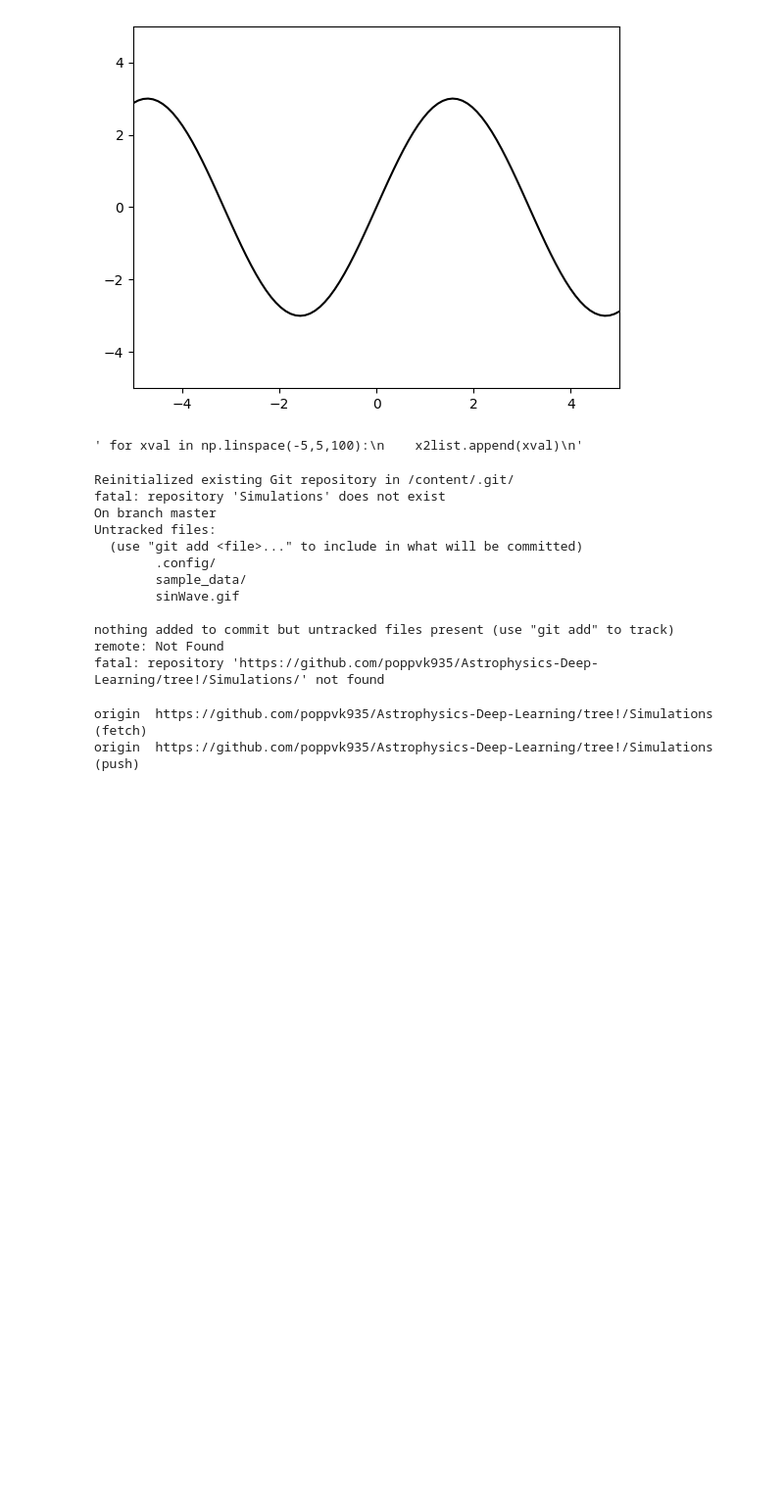
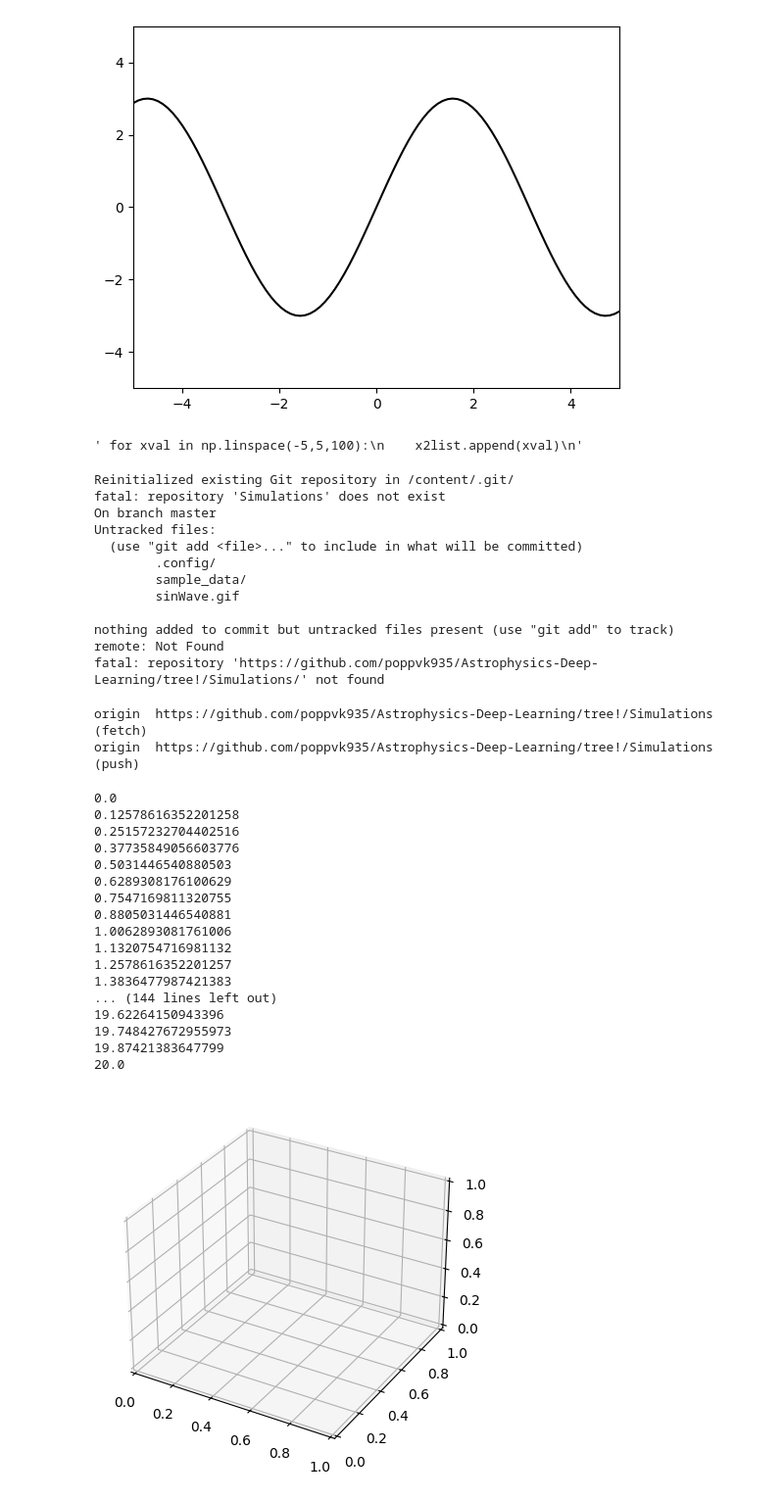
Before and after one commit to poppvk935/Astrophysics-Deep-Learning, a Jupyter notebook: Simulations/Animated_Figures.ipynb, the cells around one changed output. Shown: that part at 98% size. Saved outputs shown, nothing was run; the diff lists cells and outputs as text; code cells hidden in the pictures; blank space fills up the shorter version.

```diff
--- a/Simulations/Animated_Figures.ipynb
+++ b/Simulations/Animated_Figures.ipynb
@@ -121,3 +121,54 @@ fatal: repository 'https://github.com/poppvk935/Astrophysics-Deep-Learning/tree!
 # %% [output]
 origin  https://github.com/poppvk935/Astrophysics-Deep-Learning/tree!/Simulations (fetch)
 origin  https://github.com/poppvk935/Astrophysics-Deep-Learning/tree!/Simulations (push)
+# %%
+from matplotlib import cm
+np.random.seed(9384925)
+
+metadata = dict(title='Movie', artist='artist')
+writer = FFMpegWriter(fps=15, metadata=metadata)
+
+fig, ax = plt.subplots(subplot_kw=dict(projection='3d'))
+
+plt.xlim(-5,5)
+plt.ylim(-5,5)
+
+
+def func3(x,y,r,t):
+  return np.cos(r/2+t)*np.exp(-np.square(r)/50)
+
+xvec = np.linspace(-10, 10, 1000)
+yvec = np.linspace(-10, 10, 1000)
+
+xlist, ylist = np.meshgrid(xvec, yvec)
+
+rlist = np.sqrt(np.square(xlist) + np.square(ylist))
+
+with writer.saving(fig, "Anim3d.mp4", 100):
+  for tval in np.linspace(0,20,160):
+    print(tval)
+    zval = func3(xlist, ylist, rlist, tval)
+    ax.set_zlim(-1,1)
+    ax.plot_surface(xlist,ylist,zval, cmap=cm.viridis)
+
+    writer.grab_frame()
+    plt.cla()
+# %% [output]
+0.0
+0.12578616352201258
+0.25157232704402516
+0.37735849056603776
+0.5031446540880503
+0.6289308176100629
+0.7547169811320755
+0.8805031446540881
+1.0062893081761006
+1.1320754716981132
+1.2578616352201257
+1.3836477987421383
+... (144 lines left out)
+19.62264150943396
+19.748427672955973
+19.87421383647799
+20.0
+[figure, added]
```
